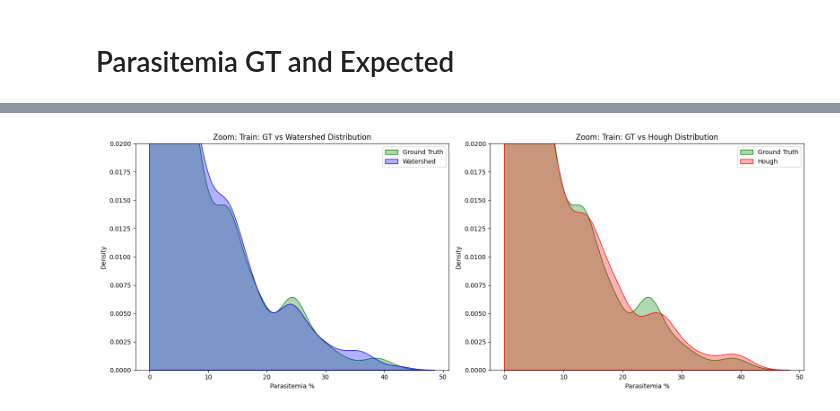
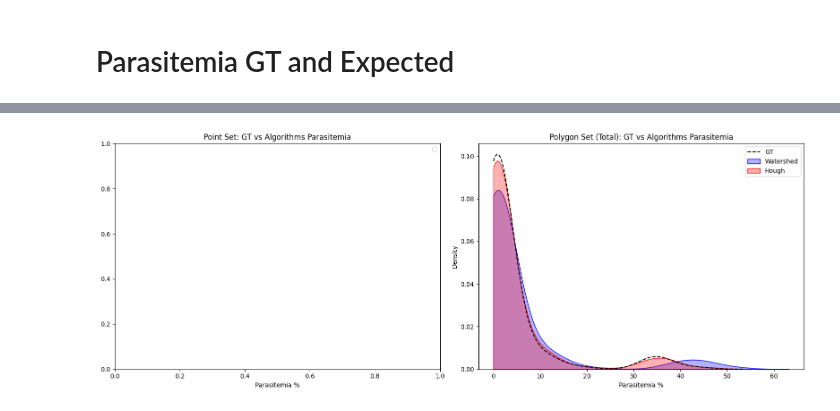
Before and after one commit to SolovevaPolina/Malaria_Screening, a Jupyter notebook: 4_Prepare_Segmented_Data_For_Classification.ipynb, the cells around one changed output, grey strips where cells are left out. Saved outputs shown, nothing was run; the diff lists cells and outputs as text; code cells hidden in the pictures.

```diff
--- a/4_Prepare_Segmented_Data_For_Classification.ipynb
+++ b/4_Prepare_Segmented_Data_For_Classification.ipynb
@@ -309,0 +355,12 @@ Processing Train Set from: NIH-NLM-ThinBloodSmearsPf\Point Set
+# %%
+#Processing Polygon Set with Stratified Splits
+for split in ['Train', 'Val', 'Test']:
+    p_list = [pid for pid, s in split_map.items() if s == split]
+
+    if p_list:
+        process_dataset_structured(
+            source_path=POLYGON_SET_PATH,
+            target_base_dir=POLYGON_DATA_DIR,
+            patients_list=p_list,
+            split_name=split
+        )
@@ -489,29 +522,27 @@ Watershed  4.912759      5.020466
-# %%
-plt.figure(figsize=(16, 6))
-
-plt.subplot(1, 2, 1)
-subset_ws = train_df[train_df['Method'] == 'Watershed']
-
-sns.kdeplot(data=subset_ws, x='%, GT', label='Ground Truth', fill=True, color='green', alpha=0.3, clip=(0, 100))
-sns.kdeplot(data=subset_ws, x='%, Estimated', label='Watershed', fill=True, color='blue', alpha=0.3, clip=(0, 100))
-
-plt.title("Zoom: Train: GT vs Watershed Distribution")
-plt.xlabel("Parasitemia %")
-plt.ylim(0, 0.02)
-plt.legend()
-
-plt.subplot(1, 2, 2)
-subset_hough = train_df[train_df['Method'] == 'Hough']
-
-sns.kdeplot(data=subset_hough, x='%, GT', label='Ground Truth', fill=True, color='green', alpha=0.3, clip=(0, 100))
-sns.kdeplot(data=subset_hough, x='%, Estimated', label='Hough', fill=True, color='red', alpha=0.3, clip=(0, 100))
-
-plt.title("Zoom: Train: GT vs Hough Distribution")
-plt.xlabel("Parasitemia %")
-plt.ylim(0, 0.02)
-plt.legend()
-
-plt.tight_layout()
-plt.show()
-# %% [output]
-[figure, removed]
+# %%
+plt.figure(figsize=(16, 6))
+
+plt.subplot(1, 2, 1)
+pt_df = df[df['Split'] == 'Final_Boss']
+if not pt_df.empty:
+    sns.kdeplot(data=pt_df[pt_df['Method'] == 'Watershed'], x='%, GT', label='GT', color='black', linestyle='--', clip=(0, 100))
+    sns.kdeplot(data=pt_df[pt_df['Method'] == 'Watershed'], x='%, Estimated', label='Watershed', fill=True, color='blue', alpha=0.3, clip=(0, 100))
+    sns.kdeplot(data=pt_df[pt_df['Method'] == 'Hough'], x='%, Estimated', label='Hough', fill=True, color='red', alpha=0.3, clip=(0, 100))
+plt.title("Point Set: GT vs Algorithms Parasitemia")
+plt.xlabel("Parasitemia %")
+plt.legend()
+
+plt.subplot(1, 2, 2)
+poly_total_df = df[df['Split'].str.startswith('Polygon')]
+if not poly_total_df.empty:
+    sns.kdeplot(data=poly_total_df[poly_total_df['Method'] == 'Watershed'], x='%, GT', label='GT', color='black', linestyle='--', clip=(0, 100))
+    sns.kdeplot(data=poly_total_df[poly_total_df['Method'] == 'Watershed'], x='%, Estimated', label='Watershed', fill=True, color='blue', alpha=0.3, clip=(0, 100))
+    sns.kdeplot(data=poly_total_df[poly_total_df['Method'] == 'Hough'], x='%, Estimated', label='Hough', fill=True, color='red', alpha=0.3, clip=(0, 100))
+plt.title("Polygon Set (Total): GT vs Algorithms Parasitemia")
+plt.xlabel("Parasitemia %")
+plt.legend()
+
+plt.tight_layout()
+plt.show()
+# %% [output]
+[figure, added]
```
Also changed, not shown: parts of 19 cells of this notebook.
